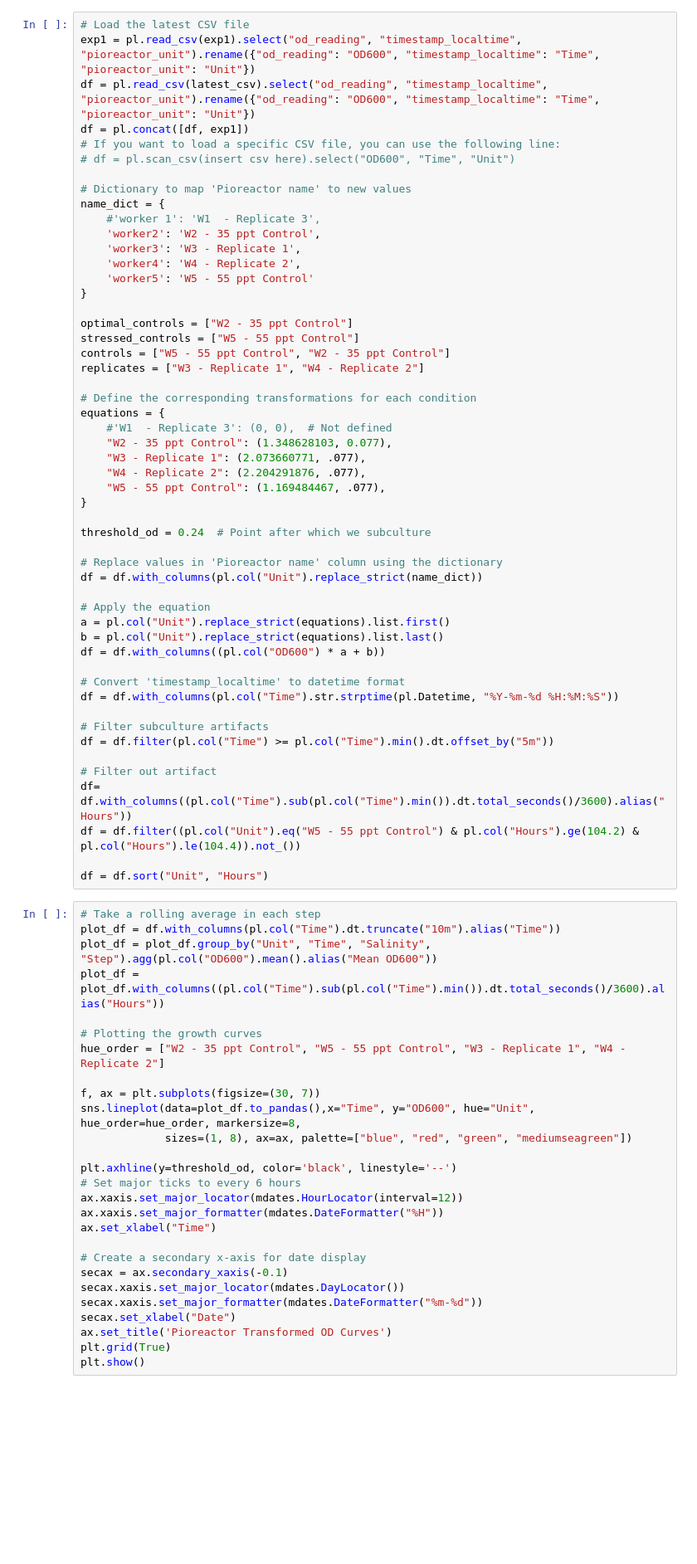
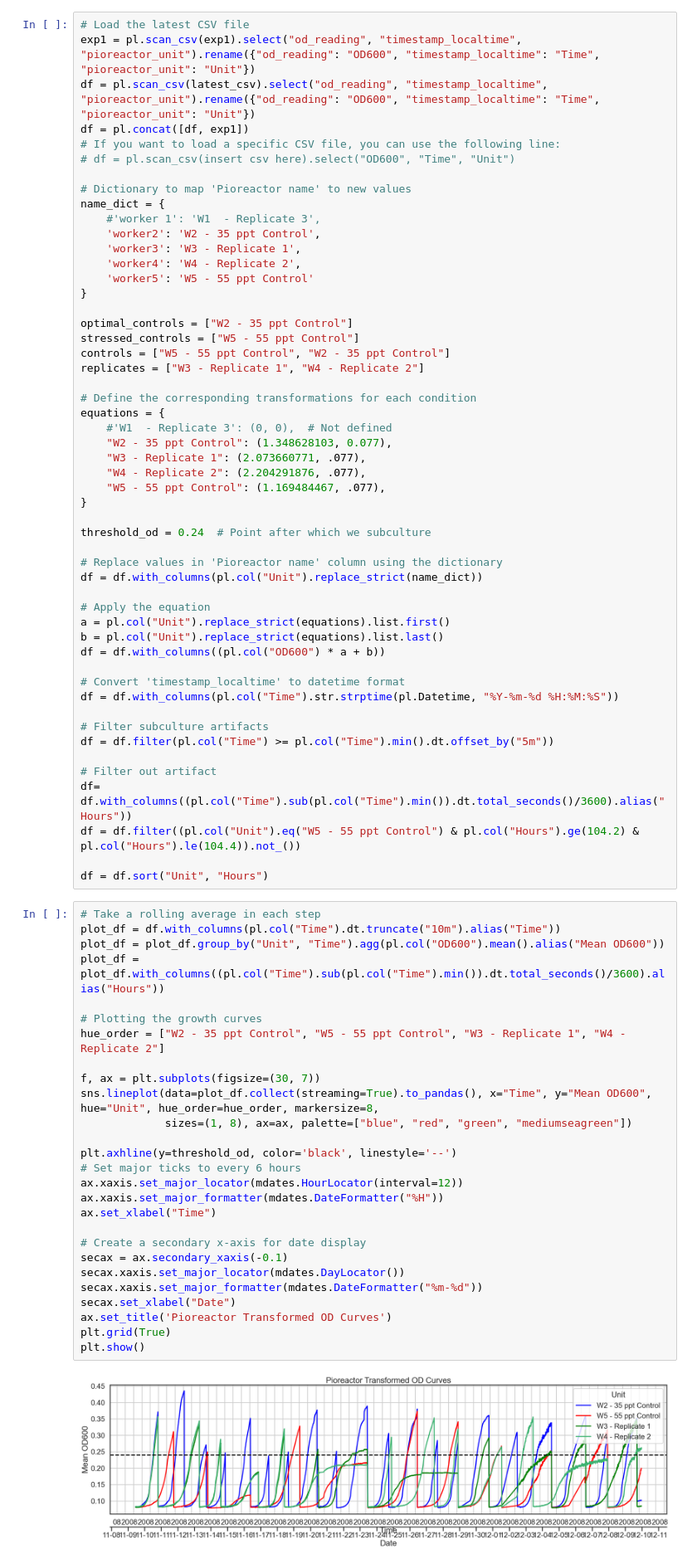
Before and after one commit to JacksonPageroth/pio-bacterial-memory, a Jupyter notebook: pio_subculture.ipynb, the cells around one changed output. Shown at 83% size. Cells and saved outputs as stored; diff of their text form; blank space fills up the shorter version.

```diff
--- a/pio_subculture.ipynb
+++ b/pio_subculture.ipynb
@@ -72,8 +72,8 @@ else:
     latest_csv = max(csv_files, key=os.path.getmtime)
 # %%
 # Load the latest CSV file
-exp1 = pl.read_csv(exp1).select("od_reading", "timestamp_localtime", "pioreactor_unit").rename({"od_reading": "OD600", "timestamp_localtime": "Time", "pioreactor_unit": "Unit"})
-df = pl.read_csv(latest_csv).select("od_reading", "timestamp_localtime", "pioreactor_unit").rename({"od_reading": "OD600", "timestamp_localtime": "Time", "pioreactor_unit": "Unit"})
+exp1 = pl.scan_csv(exp1).select("od_reading", "timestamp_localtime", "pioreactor_unit").rename({"od_reading": "OD600", "timestamp_localtime": "Time", "pioreactor_unit": "Unit"})
+df = pl.scan_csv(latest_csv).select("od_reading", "timestamp_localtime", "pioreactor_unit").rename({"od_reading": "OD600", "timestamp_localtime": "Time", "pioreactor_unit": "Unit"})
 df = pl.concat([df, exp1])
 # If you want to load a specific CSV file, you can use the following line:
 # df = pl.scan_csv(insert csv here).select("OD600", "Time", "Unit")
@@ -125,30 +125,32 @@ df = df.sort("Unit", "Hours")
 # %%
 # Take a rolling average in each step
 plot_df = df.with_columns(pl.col("Time").dt.truncate("10m").alias("Time"))
-plot_df = plot_df.group_by("Unit", "Time", "Salinity", "Step").agg(pl.col("OD600").mean().alias("Mean OD600"))
+plot_df = plot_df.group_by("Unit", "Time").agg(pl.col("OD600").mean().alias("Mean OD600"))
 plot_df = plot_df.with_columns((pl.col("Time").sub(pl.col("Time").min()).dt.total_seconds()/3600).alias("Hours"))
 
 # Plotting the growth curves
 hue_order = ["W2 - 35 ppt Control", "W5 - 55 ppt Control", "W3 - Replicate 1", "W4 - Replicate 2"]
 
 f, ax = plt.subplots(figsize=(30, 7))
-sns.lineplot(data=plot_df.to_pandas(),x="Time", y="OD600", hue="Unit", hue_order=hue_order, markersize=8,
+sns.lineplot(data=plot_df.collect(streaming=True).to_pandas(), x="Time", y="Mean OD600", hue="Unit", hue_order=hue_order, markersize=8,
              sizes=(1, 8), ax=ax, palette=["blue", "red", "green", "mediumseagreen"])
 
 plt.axhline(y=threshold_od, color='black', linestyle='--')
 # Set major ticks to every 6 hours
 ax.xaxis.set_major_locator(mdates.HourLocator(interval=12))
 ax.xaxis.set_major_formatter(mdates.DateFormatter("%H"))
 ax.set_xlabel("Time")
 
 # Create a secondary x-axis for date display
 secax = ax.secondary_xaxis(-0.1)
 secax.xaxis.set_major_locator(mdates.DayLocator())
 secax.xaxis.set_major_formatter(mdates.DateFormatter("%m-%d"))
 secax.set_xlabel("Date")
 ax.set_title('Pioreactor Transformed OD Curves')
 plt.grid(True)
 plt.show()
+# %% [output]
+[figure, added]
 # %%
 def find_steps(class_df, shift):
     # Condition for incrementing 'step'
```
Also changed, not shown: parts of 4 cells of this notebook.
